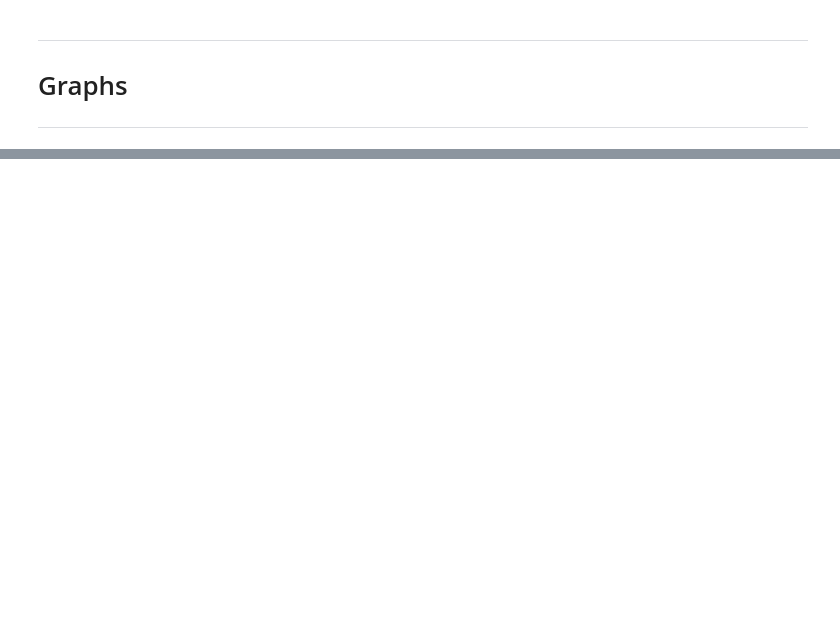
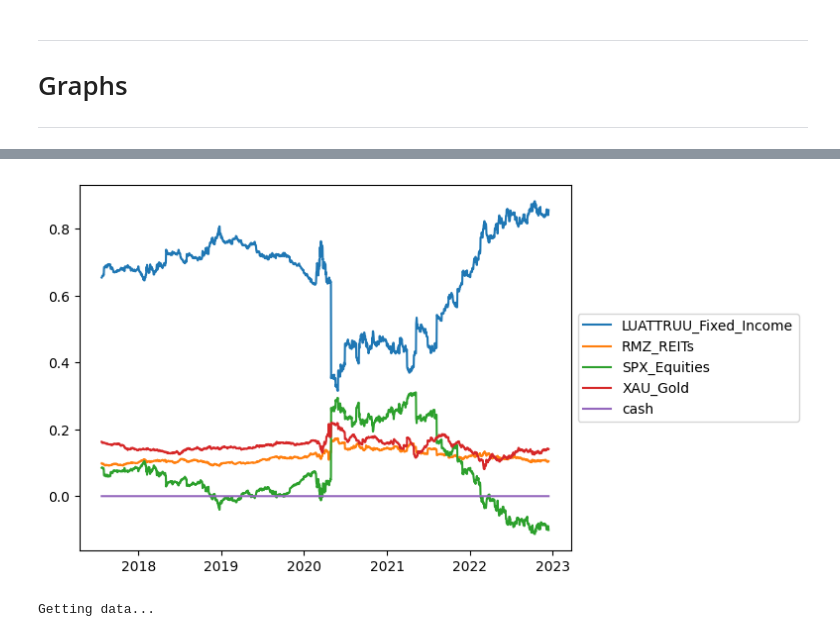
Before and after one commit to ennservalentin/taa_wu_bac, a Jupyter notebook: 05_linear_regressions.ipynb, the cells around one changed output, grey strips where cells are left out. Saved outputs shown, nothing was run; the diff lists cells and outputs as text; code cells hidden in the pictures; blank space fills up the shorter version.

```diff
--- a/05_linear_regressions.ipynb
+++ b/05_linear_regressions.ipynb
@@ -29,0 +41,8 @@ draw_strategies(linear_weights_test, "Linear Regression", weights_test_nn, "Neur
+# %%
+draw_weights(linear_weights_test)
+# %% [output]
+[figure, added]
+# %%
+train, test = get_training_and_test_data("2012-01-01",365, config.RISK_PARITY)
+# %% [output]
+Getting data...
```
Also changed, not shown: parts of 7 cells of this notebook, 6 other files.
